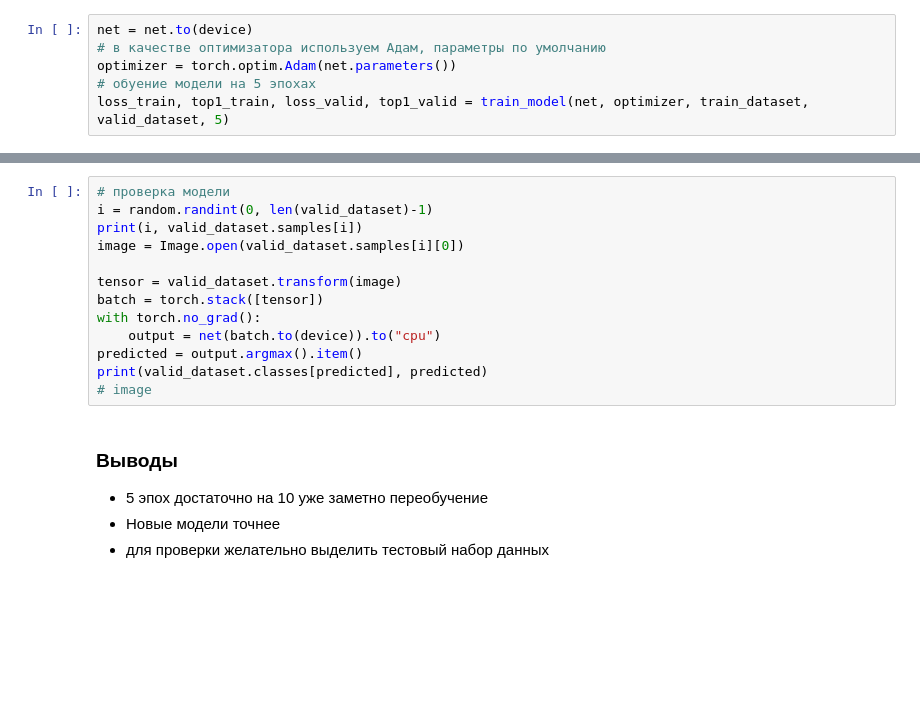
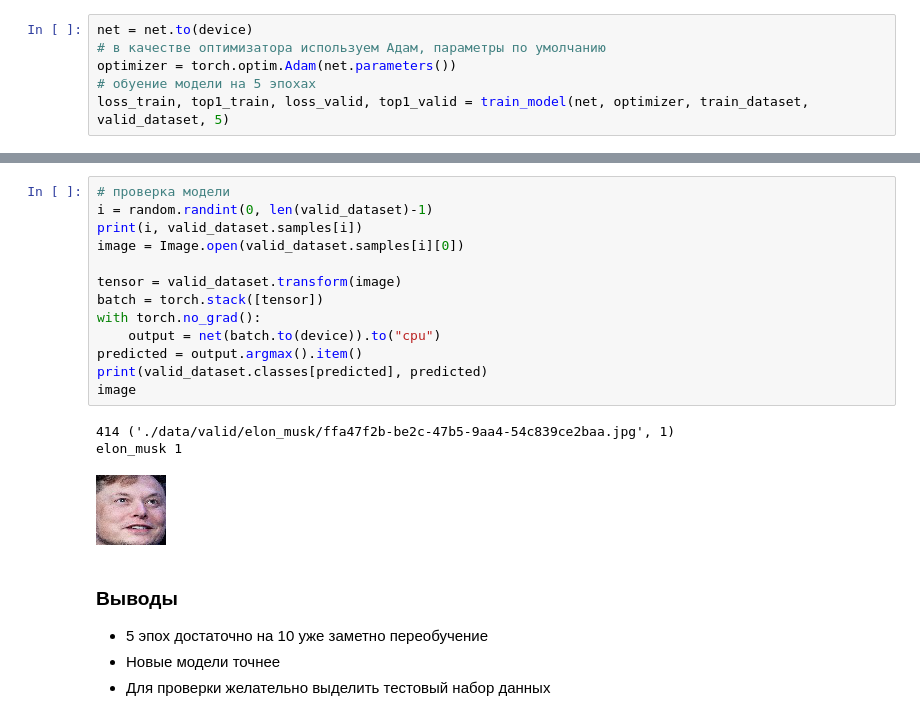
Before and after one commit to brovkin-vn/0058_DS, a Jupyter notebook: project-01/cv_pr_01.ipynb, the cells around one changed output, grey strips where cells are left out. Saved outputs shown, nothing was run; the diff lists cells and outputs as text; blank space fills up the shorter version.

```diff
--- a/project-01/cv_pr_01.ipynb
+++ b/project-01/cv_pr_01.ipynb
@@ -308,18 +353,22 @@ top1_valid
 # %%
 # проверка модели
 i = random.randint(0, len(valid_dataset)-1)
 print(i, valid_dataset.samples[i])
 image = Image.open(valid_dataset.samples[i][0])
 
 tensor = valid_dataset.transform(image)
 batch = torch.stack([tensor])
 with torch.no_grad():
     output = net(batch.to(device)).to("cpu")
 predicted = output.argmax().item()
 print(valid_dataset.classes[predicted], predicted)
-# image
+image
+# %% [output]
+414 ('./data/valid/elon_musk/ffa47f2b-be2c-47b5-9aa4-54c839ce2baa.jpg', 1)
+elon_musk 1
+[figure, added]
 # %% [markdown]
 ### Выводы
 * 5 эпох достаточно на 10 уже заметно переобучение
 * Новые модели точнее
-* для проверки желательно выделить тестовый набор данных
+* Для проверки желательно выделить тестовый набор данных
```
Also changed, not shown: parts of 7 cells of this notebook.
